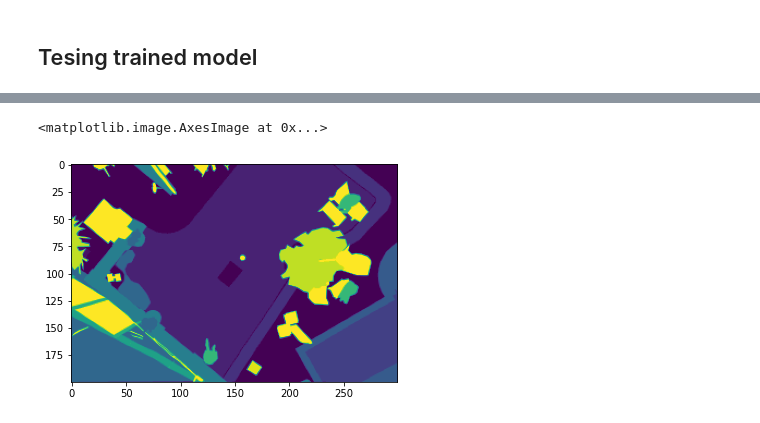
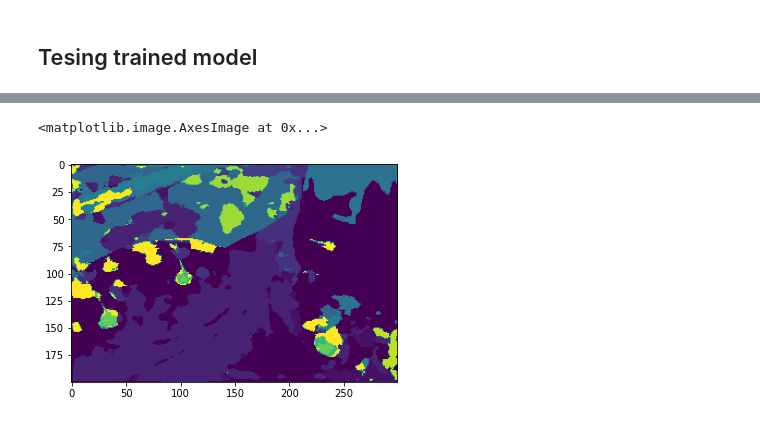
Before and after one commit to Combi2k2/Combi-Unet, a Jupyter notebook: Combi_Unet.ipynb, the cells around one changed output, grey strips where cells are left out. Saved outputs shown, nothing was run; the diff lists cells and outputs as text; code cells hidden in the pictures.

```diff
--- a/Combi_Unet.ipynb
+++ b/Combi_Unet.ipynb
@@ -303,7 +360,7 @@ torch.save(My_Unet.state_dict(), 'Combi_Unet.model')
 # %% [markdown]
 ## Tesing trained model
 # %%
-def predict(image, gt_mask):
+def predict(image):
     img = cv2.resize(image, dsize = (300, 200), interpolation = cv2.INTER_AREA)
     img = img.transpose((2, 0, 1))
 
@@ -312,16 +369,8 @@ def predict(image, gt_mask):
     img_Tensor = img_Tensor.to(device, dtype = torch.float32)
 
     with torch.no_grad():
-        pred_mask = My_Unet(img_Tensor)
-
-        gt_mask = torch.from_numpy(gt_mask).type(torch.long)
-        gt_mask = gt_mask.unsqueeze(0)
-        gt_mask = gt_mask.to(device)
-
-        loss = criterion(pred_mask, gt_mask)
-
-        pred_mask = pred_mask[0].cpu().data.numpy()
+        pred_mask = My_Unet(img_Tensor)[0].cpu().data.numpy()
         pred_mask = pred_mask.argmax(axis = 0)
 
-    return  loss, pred_mask
+    return  pred_mask
 # %%
@@ -335,12 +388,6 @@ plt.imshow(img)
 # %%
-loss, mask = predict(img, gt_mask)
-print(loss)
+mask = predict(img)
 plt.imshow(mask)
+# %% [output]
+<matplotlib.image.AxesImage at 0x...>
+[figure, added]
-# %%
-gt_mask = cv2.imread('/content/dataset/semantic_drone_dataset/label_images_semantic/095.png', cv2.IMREAD_GRAYSCALE)
-gt_mask = cv2.resize(gt_mask, dsize = (300, 200), interpolation = cv2.INTER_AREA)
-
-plt.imshow(gt_mask)
-# %% [output]
-<matplotlib.image.AxesImage at 0x...>
-[figure, removed]
```
Also changed, not shown: parts of 20 cells of this notebook.
